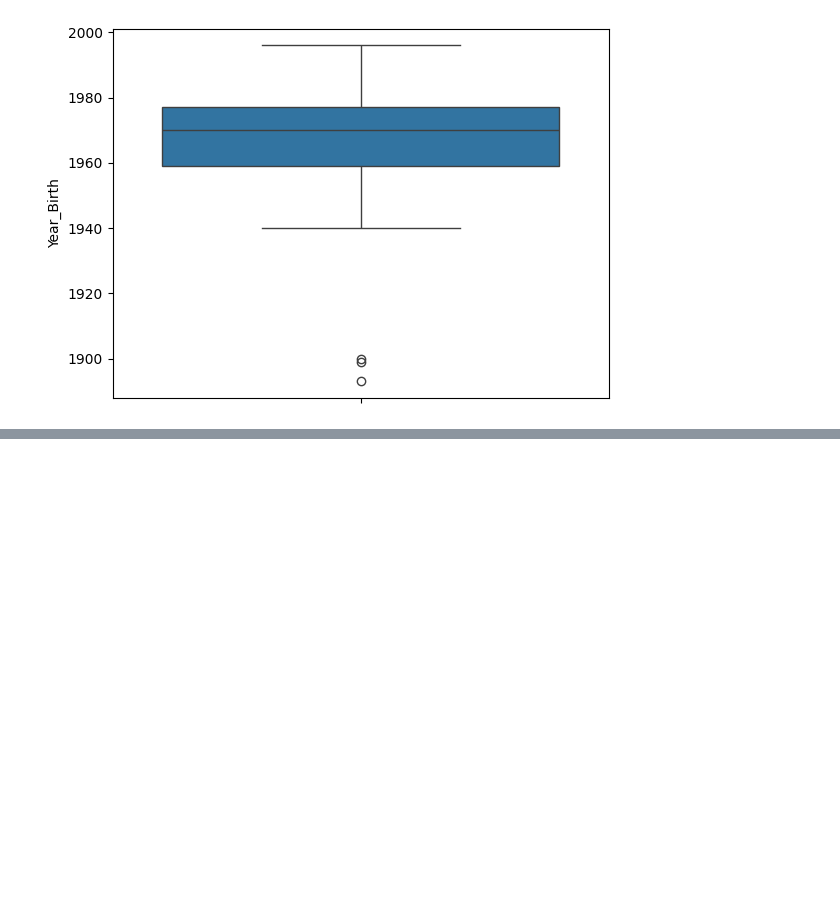
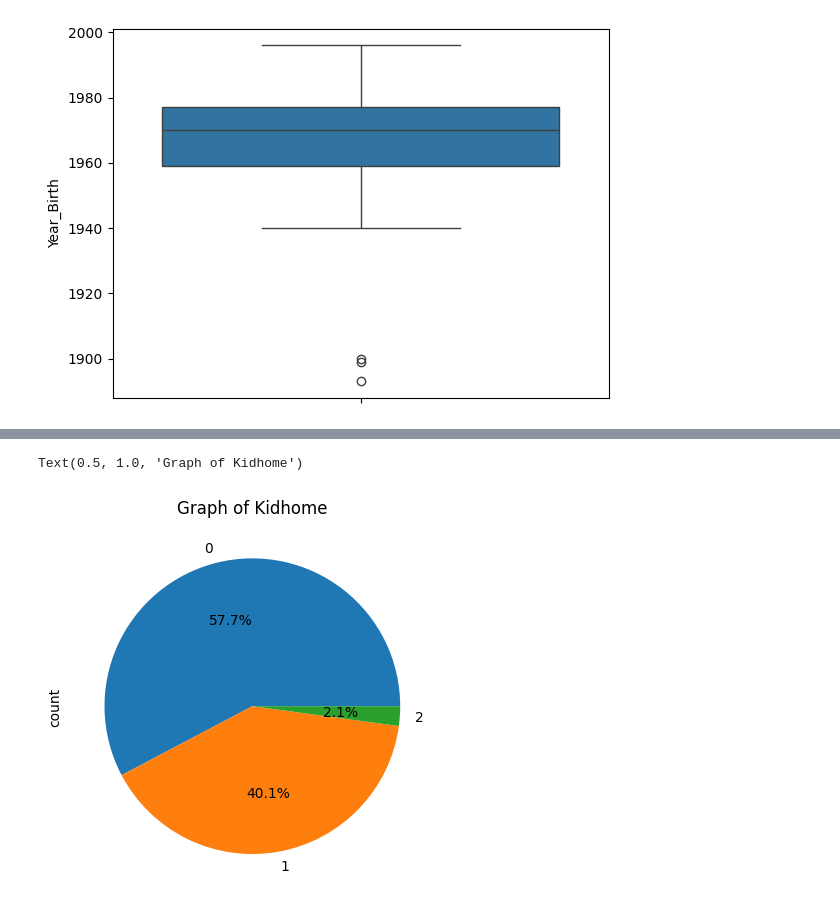
Before and after one commit to daimqureshi644/EDA, a Jupyter notebook: EDA.ipynb, the cells around one changed output, grey strips where cells are left out. Saved outputs shown, nothing was run; the diff lists cells and outputs as text; code cells hidden in the pictures; blank space fills up the shorter version.

```diff
--- a/EDA.ipynb
+++ b/EDA.ipynb
@@ -113,0 +119,9 @@ plt.show()
+# %%
+
+# Pieplot -> it will give a circle plot and divide it into parts according to values
+# autopct(auto percentage) is use to give the number or percentage of values in the plot like here it give the percentage of each part, we can use different percentage values
+marketing_data['Kidhome'].value_counts().plot.pie(autopct='%1.1f%%')
+plt.title('Graph of Kidhome')
+# %% [output]
+Text(0.5, 1.0, 'Graph of Kidhome')
+[figure, added]
```
Also changed, not shown: parts of 17 cells of this notebook.
